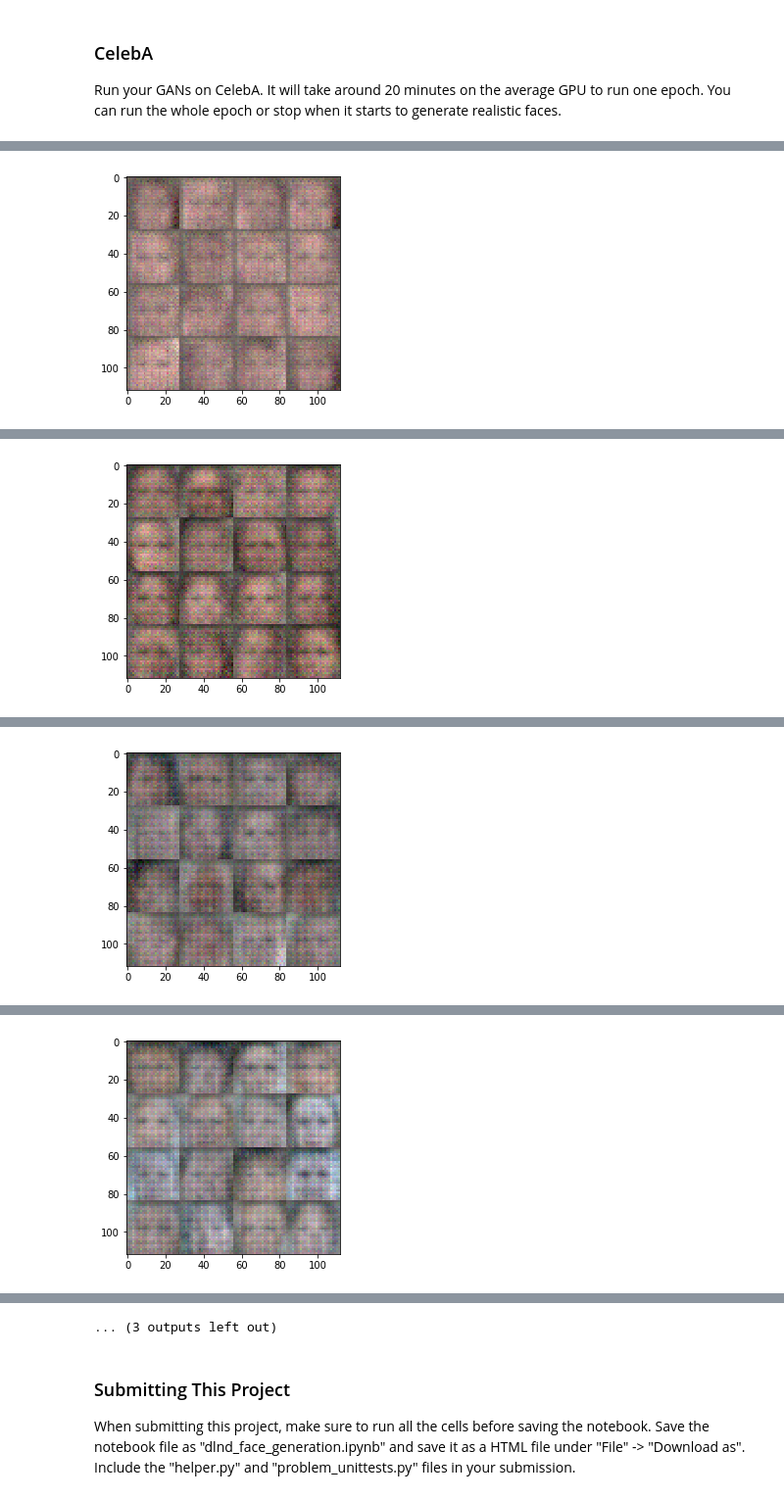
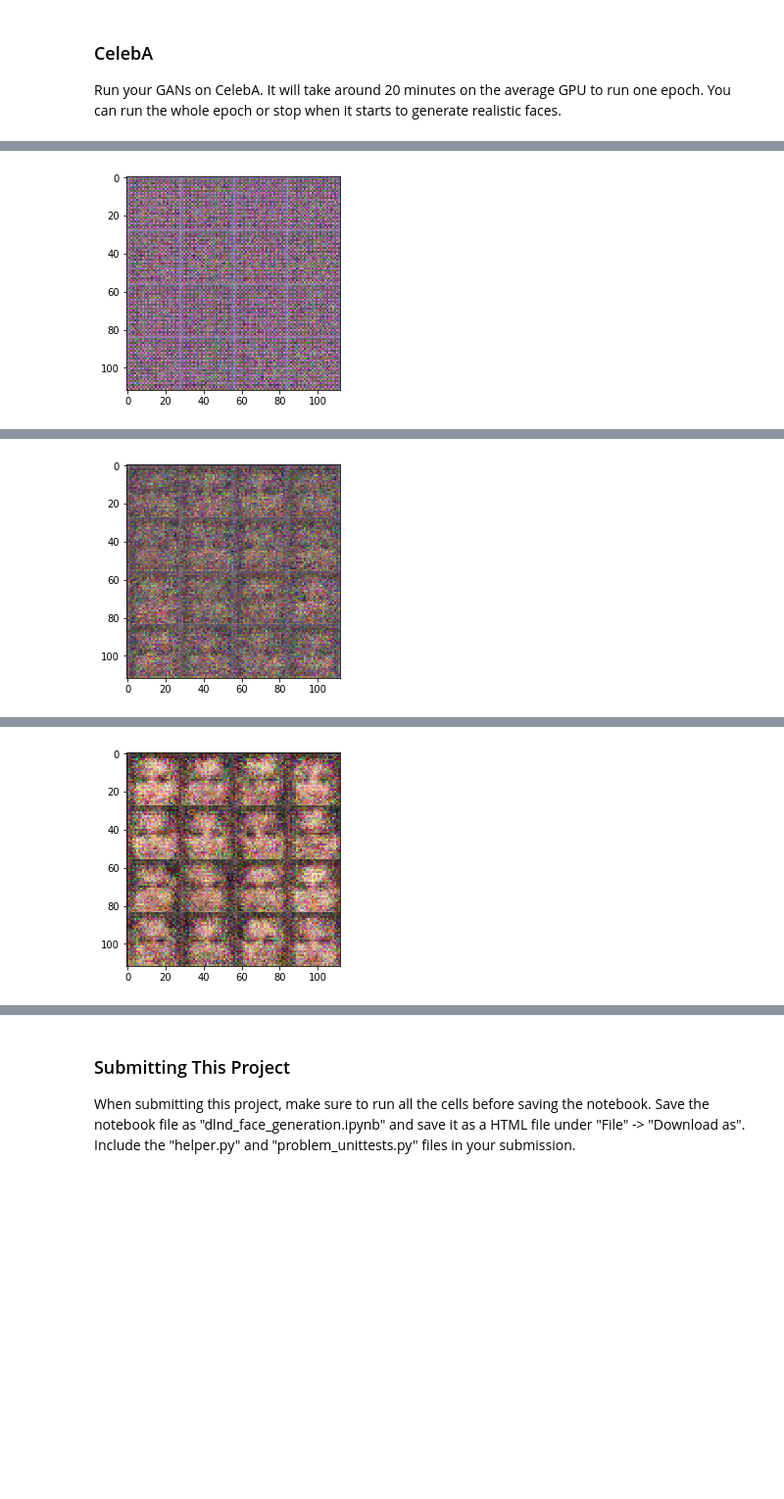
Before and after one commit to dthollis/face_generation, a Jupyter notebook: dlnd_face_generation.ipynb, the cells around one changed output, grey strips where cells are left out. Shown at 98% size. Saved outputs shown, nothing was run; the diff lists cells and outputs as text; code cells hidden in the pictures; blank space fills up the shorter version.

```diff
--- a/dlnd_face_generation.ipynb
+++ b/dlnd_face_generation.ipynb
@@ -265,8 +265,9 @@ def model_opt(d_loss, g_loss, learning_rate, beta1):
     g_vars = [var for var in train_vars if var.name.startswith('generator')]
 
     # Optimize
-    d_train_opt = tf.train.AdamOptimizer(learning_rate, beta1=beta1).minimize(d_loss, var_list=d_vars)
-    g_train_opt = tf.train.AdamOptimizer(learning_rate, beta1=beta1).minimize(g_loss, var_list=g_vars)
+    with tf.control_dependencies(tf.get_collection(tf.GraphKeys.UPDATE_OPS)):
+        d_train_opt = tf.train.AdamOptimizer(learning_rate, beta1=beta1).minimize(d_loss, var_list=d_vars)
+        g_train_opt = tf.train.AdamOptimizer(learning_rate, beta1=beta1).minimize(g_loss, var_list=g_vars)
 
     return d_train_opt, g_train_opt
 
@@ -330,9 +331,9 @@ def train(epoch_count, batch_size, z_dim, learning_rate, beta1, get_batches, dat
     """
     class GAN:
         def __init__(self, real_size, z_size, learning_rate, alpha=0.2, beta1=0.5):
-            image_width = data_shape[1]
-            image_height = data_shape[2]
-            image_channels = data_shape[3]
+            image_width = real_size[1]
+            image_height = real_size[2]
+            image_channels = real_size[3]
             self.input_real, self.input_z, self.learning_rate = model_inputs(image_width, image_height,
                                                                              image_channels, z_size)
 
@@ -356,7 +357,7 @@ def train(epoch_count, batch_size, z_dim, learning_rate, beta1, get_batches, dat
 
                 # Run optimizers
                 _ = sess.run(net.d_opt, feed_dict={net.input_real: batch_images, net.input_z: batch_z})
-                _ = sess.run(net.g_opt, feed_dict={net.input_z: batch_z})
+                _ = sess.run(net.g_opt, feed_dict={net.input_real: batch_images, net.input_z: batch_z})
 
                 if batches % print_every == 0:
                     train_loss_d = net.d_loss.eval({net.input_z: batch_z, net.input_real: batch_images})
@@ -457,9 +433,9 @@ Epoch 2/2... Discriminator Loss: 0.2133... Generator Loss: 2.4136
 ### CelebA
 Run your GANs on CelebA.  It will take around 20 minutes on the average GPU to run one epoch.  You can run the whole epoch or stop when it starts to generate realistic faces.
 # %%
-batch_size = 256
+batch_size = 512
 z_dim = 100
-learning_rate = .0001
+learning_rate = .00001
 beta1 = .5
 
 
@@ -486 +462 @@ Epoch 1/1... Discriminator Loss: 1.0213... Generator Loss: 2.4799
-[figure, old version]
+[figure, new version]
@@ -497 +473 @@ Epoch 1/1... Discriminator Loss: 0.3575... Generator Loss: 1.7464
-[figure, old version]
+[figure, new version]
@@ -508 +484 @@ Epoch 1/1... Discriminator Loss: 1.0601... Generator Loss: 0.8611
-[figure, old version]
+[figure, new version]
@@ -519 +493,0 @@ Epoch 1/1... Discriminator Loss: 1.0993... Generator Loss: 1.1053
-[figure, removed]
@@ -542,4 +494,3 @@ Epoch 1/1... Discriminator Loss: 0.0461... Generator Loss: 4.1869
-... (3 outputs left out)
 # %% [markdown]
 ### Submitting This Project
 When submitting this project, make sure to run all the cells before saving the notebook. Save the notebook file as "dlnd_face_generation.ipynb" and save it as a HTML file under "File" -> "Download as". Include the "helper.py" and "problem_unittests.py" files in your submission.
```
Also changed, not shown: parts of 2 cells of this notebook.
